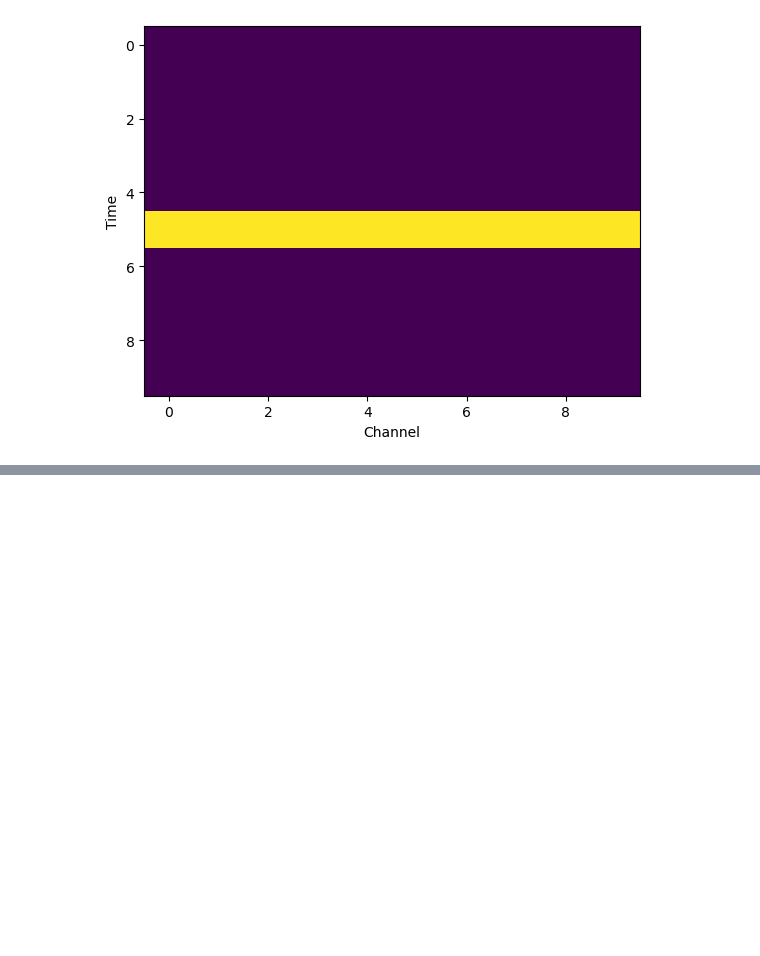
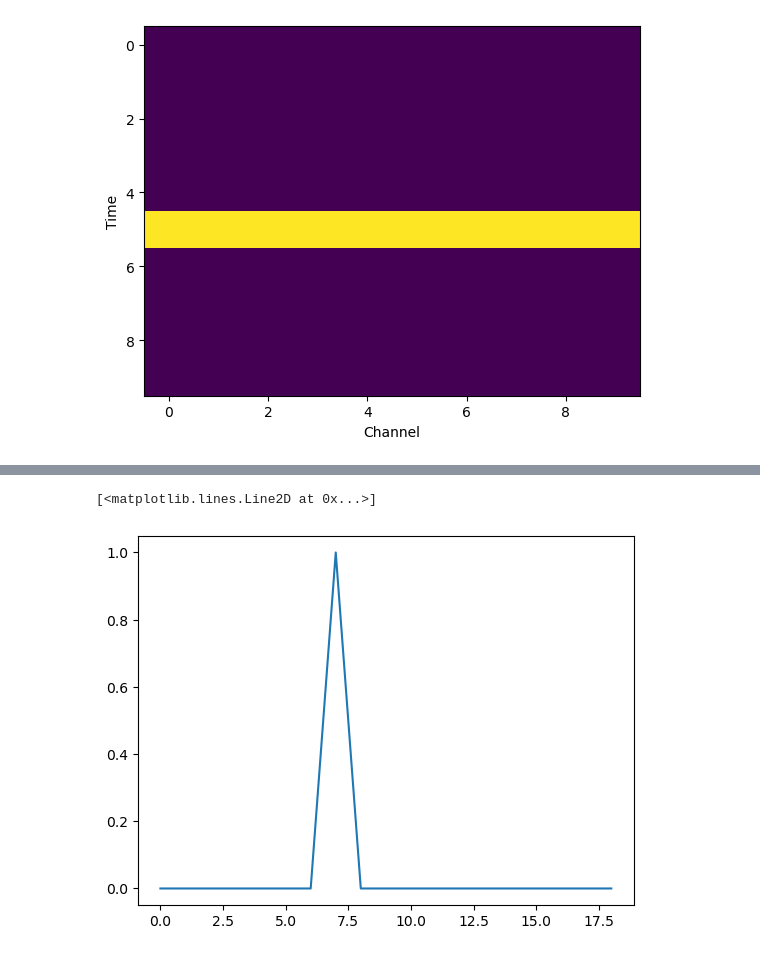
Before and after one commit to bradlipovsky/das-stuff, a Jupyter notebook: Template match.ipynb, the cells around one changed output, grey strips where cells are left out. Saved outputs shown, nothing was run; the diff lists cells and outputs as text; code cells hidden in the pictures; blank space fills up the shorter version.

```diff
--- a/Template match.ipynb
+++ b/Template match.ipynb
@@ -89,0 +136,5 @@ plt.show()
+# %%
+plt.plot(corr)
+# %% [output]
+[<matplotlib.lines.Line2D at 0x...>]
+[figure, added]
```
Also changed, not shown: parts of 9 cells of this notebook, 2 other files.
